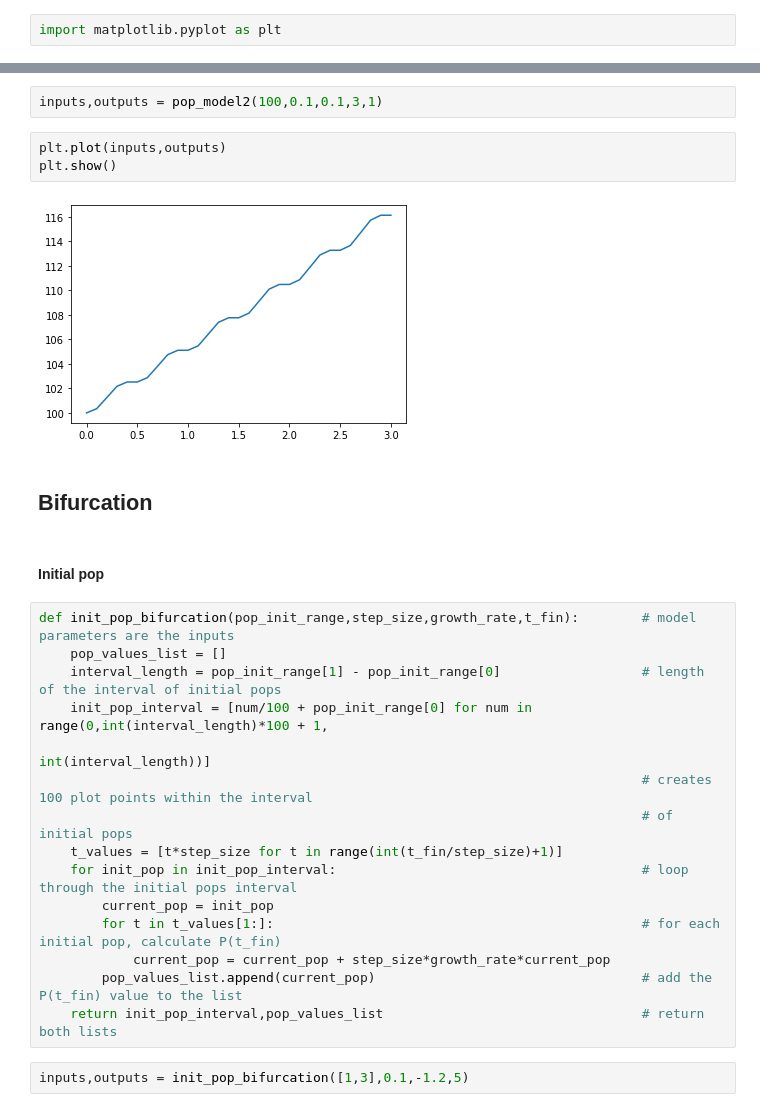
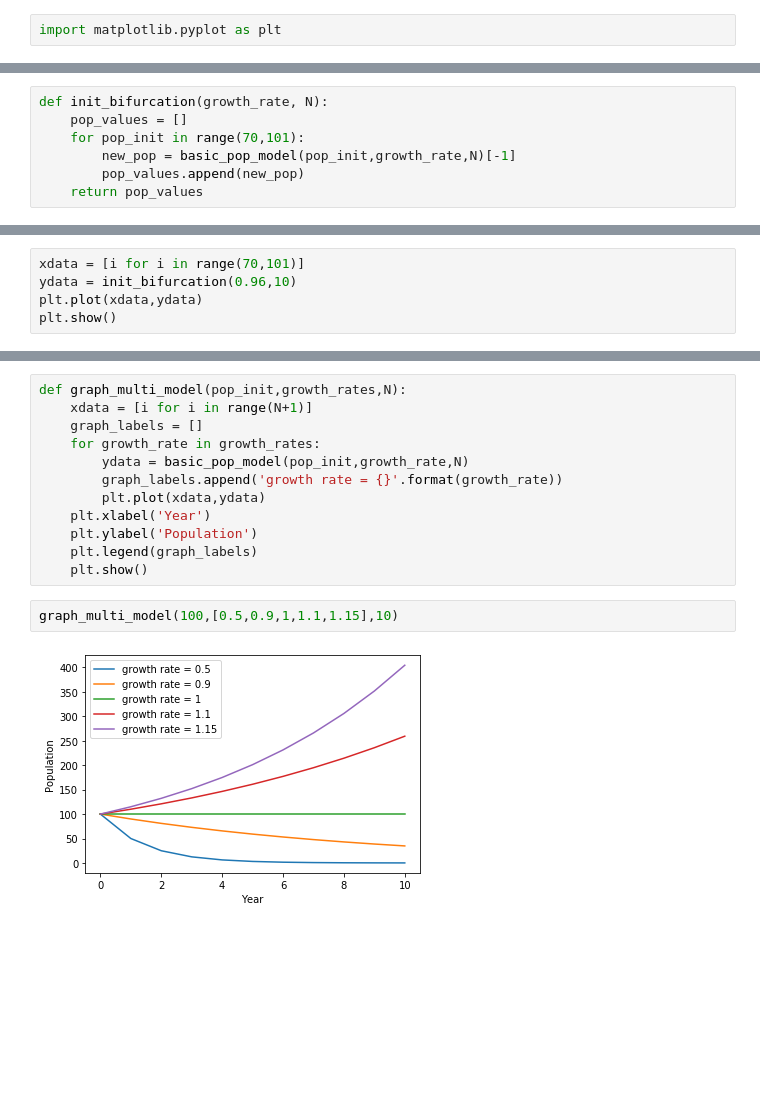
Before and after one commit to rahollis/rahollis.github.io, a Jupyter notebook: _static/week5_in_class.ipynb, the cells around one changed output, grey strips where cells are left out. Drawn from its saved outputs; the diff is of its cells as text; blank space fills up the shorter version.

```diff
--- a/_static/week5_in_class.ipynb
+++ b/_static/week5_in_class.ipynb
@@ -61,0 +41,7 @@ from math import sin, pi
+# %%
+def init_bifurcation(growth_rate, N):
+    pop_values = []
+    for pop_init in range(70,101):
+        new_pop = basic_pop_model(pop_init,growth_rate,N)[-1]
+        pop_values.append(new_pop)
+    return pop_values
@@ -61,0 +68,5 @@ from math import sin, pi
+# %%
+xdata = [i for i in range(70,101)]
+ydata = init_bifurcation(0.96,10)
+plt.plot(xdata,ydata)
+plt.show()
@@ -62,28 +75,16 @@ from math import sin, pi
+# %%
+def graph_multi_model(pop_init,growth_rates,N):
+    xdata = [i for i in range(N+1)]
+    graph_labels = []
+    for growth_rate in growth_rates:
+        ydata = basic_pop_model(pop_init,growth_rate,N)
+        graph_labels.append('growth rate = {}'.format(growth_rate))
+        plt.plot(xdata,ydata)
+    plt.xlabel('Year')
+    plt.ylabel('Population')
+    plt.legend(graph_labels)
+    plt.show()
 # %%
-inputs,outputs = pop_model2(100,0.1,0.1,3,1)
+graph_multi_model(100,[0.5,0.9,1,1.1,1.15],10)
+# %% [output]
+[figure, added]
-# %%
-plt.plot(inputs,outputs)
-plt.show()
-# %% [output]
-[figure, removed]
-# %% [markdown]
-## Bifurcation
-# %% [markdown]
-#### Initial pop
-# %%
-def init_pop_bifurcation(pop_init_range,step_size,growth_rate,t_fin):        # model parameters are the inputs
-    pop_values_list = []
-    interval_length = pop_init_range[1] - pop_init_range[0]                  # length of the interval of initial pops
-    init_pop_interval = [num/100 + pop_init_range[0] for num in range(0,int(interval_length)*100 + 1,
-                                                                      int(interval_length))]
-                                                                             # creates 100 plot points within the interval
-                                                                             # of initial pops
-    t_values = [t*step_size for t in range(int(t_fin/step_size)+1)]
-    for init_pop in init_pop_interval:                                       # loop through the initial pops interval
-        current_pop = init_pop
-        for t in t_values[1:]:                                               # for each initial pop, calculate P(t_fin)
-            current_pop = current_pop + step_size*growth_rate*current_pop
-        pop_values_list.append(current_pop)                                  # add the P(t_fin) value to the list
-    return init_pop_interval,pop_values_list                                 # return both lists
-# %%
-inputs,outputs = init_pop_bifurcation([1,3],0.1,-1.2,5)
```
Also changed, not shown: parts of 27 cells of this notebook, 36 other files.
